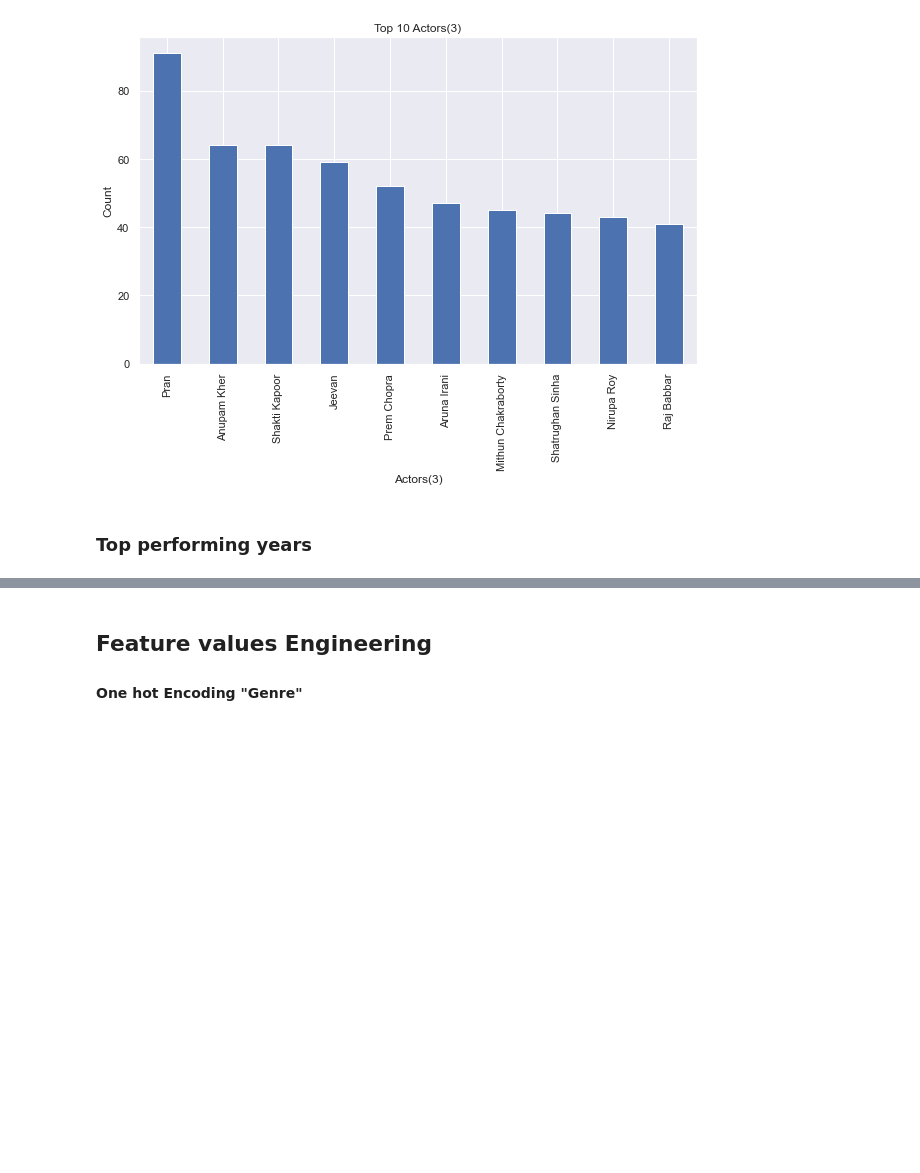
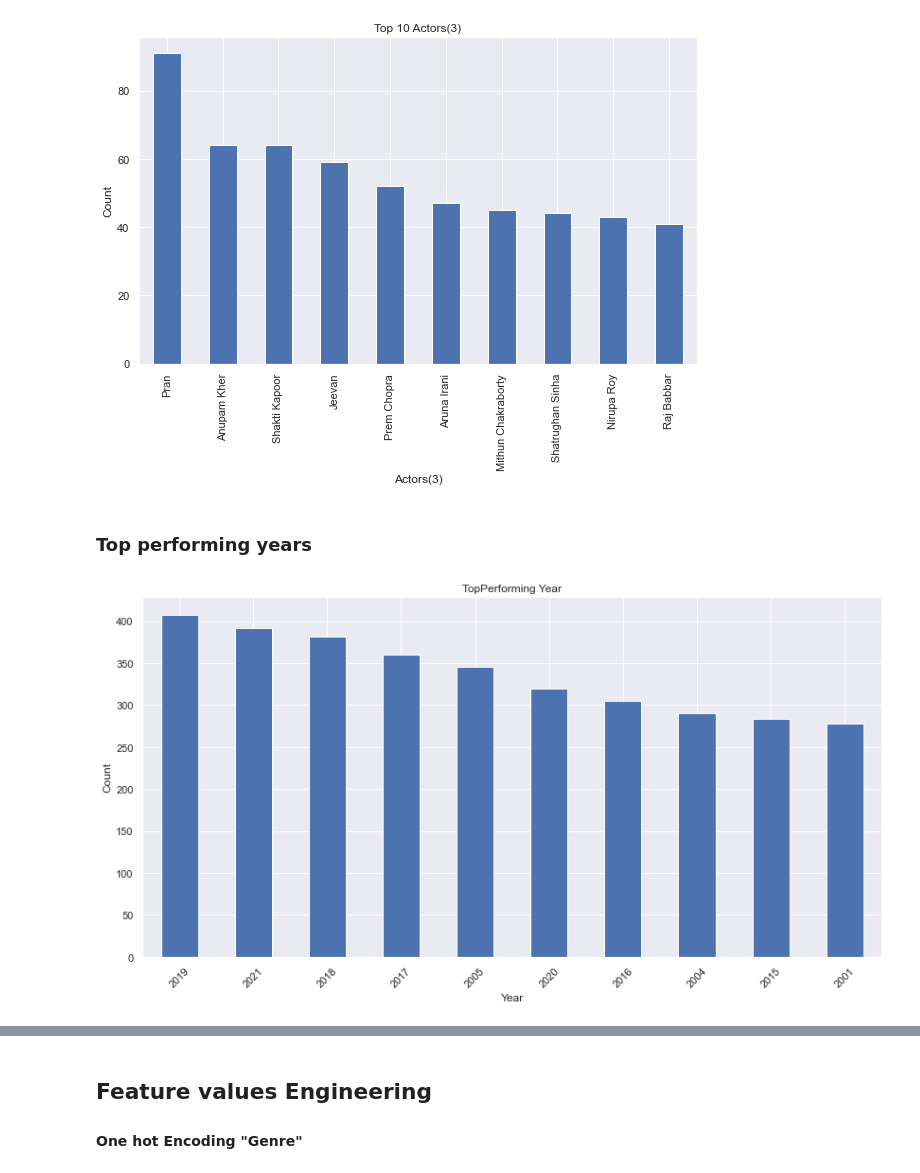
Before and after one commit to Edna722/CODSOFT_ML, a Jupyter notebook: Movie rating prediction_task 2.ipynb, the cells around one changed output, grey strips where cells are left out. Saved outputs shown, nothing was run; the diff lists cells and outputs as text; code cells hidden in the pictures; blank space fills up the shorter version.

```diff
--- a/Movie rating prediction_task 2.ipynb
+++ b/Movie rating prediction_task 2.ipynb
@@ -481,3 +478,23 @@ plt.show()
 [figure]
 # %% [markdown]
 ### Top performing years
+# %%
+# Extract the years first from the data
+years = movie_data['Year']
+
+# Count per year
+year_counts =years.value_counts()
+
+# Select top performing years
+top_years = year_counts.head(10)
+
+# Plot the top performing years
+plt.figure(figsize=(14,7))
+top_years.plot(kind='bar')
+plt.title('TopPerforming Year')
+plt.xlabel('Year')
+plt.ylabel('Count')
+plt.xticks(rotation=45)
+plt.show()
+# %% [output]
+[figure, added]
```
Also changed, not shown: parts of 16 cells of this notebook.
